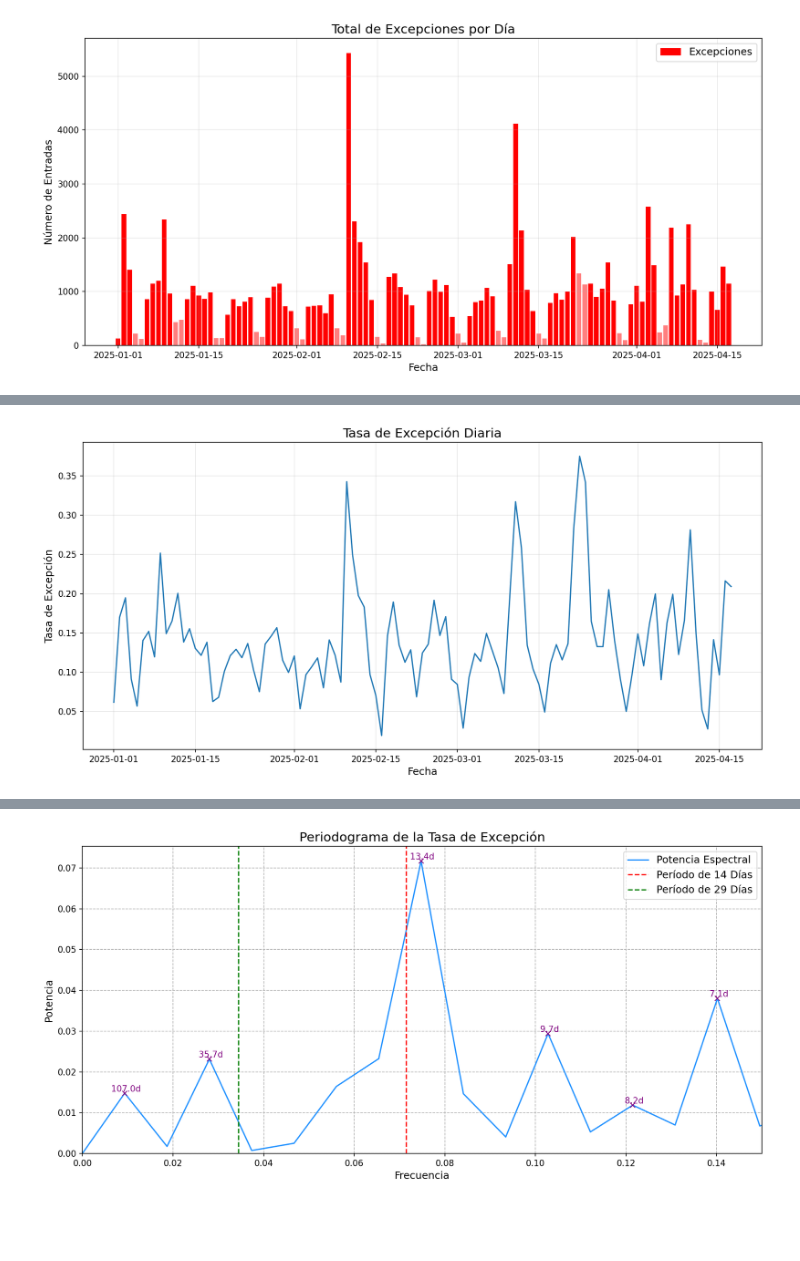
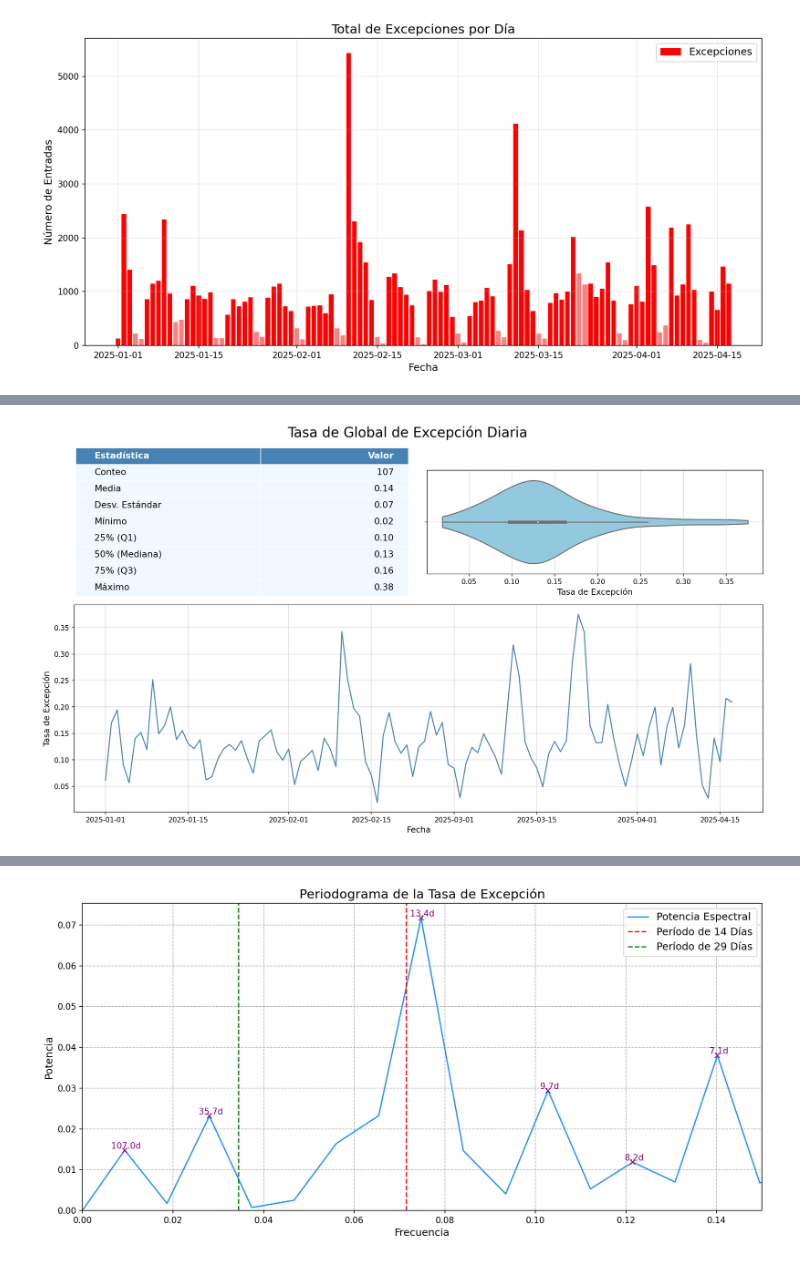
Before and after one commit to stgov/proyecto_de_grado-prediccion_de_fallas, a Jupyter notebook: notebooks/ETS.ipynb, the cells around one changed output, grey strips where cells are left out. Saved outputs shown, nothing was run; the diff lists cells and outputs as text; code cells hidden in the pictures; blank space fills up the shorter version.

```diff
--- a/notebooks/ETS.ipynb
+++ b/notebooks/ETS.ipynb
@@ -77,16 +107,82 @@ plt.show()
 # %%
-transformed_data, best_lambda = stats.boxcox(daily_summary['tasa_excepcion'])
-daily_summary['tasa_excepcion_boxcox'] = transformed_data
+fig = plt.figure(figsize=(18, 9))
+fig.suptitle('Tasa de Global de Excepción Diaria', fontsize=TITLE_FONT_SIZE + 5)
 
-fig, ax = plt.subplots(figsize=FIG_SIZE)
-daily_summary['tasa_excepcion'].plot(ax=ax)
-ax.set_title('Tasa de Excepción Diaria', fontsize=TITLE_FONT_SIZE)
-ax.set_xlabel('Fecha', fontsize=FONT_SIZE)
-ax.set_ylabel('Tasa de Excepción', fontsize=FONT_SIZE)
-ax.grid(True, alpha=0.3)
-plt.tight_layout()
-plt.savefig('../images/tasa_excepcion_tiempo.png', dpi=DPI)
+# Crear el layout de subplots usando GridSpec
+gs = fig.add_gridspec(2, 2, height_ratios=[1, 2], hspace=0.2, wspace=0.05)
 
+# Estadísticas descriptivas - Fila superior, columna izquierda
+ax1 = fig.add_subplot(gs[0, 0])
+ax1.axis('off')
+
+stats_desc = daily_summary['tasa_excepcion'].describe()
+stats_data = {
+    "Conteo": f"{stats_desc['count']:.0f}",
+    "Media": f"{stats_desc['mean']:.2f}",
+    "Desv. Estándar": f"{stats_desc['std']:.2f}",
+    "Mínimo": f"{stats_desc['min']:.2f}",
+    "25% (Q1)": f"{stats_desc['25%']:.2f}",
+    "50% (Mediana)": f"{stats_desc['50%']:.2f}",
+    "75% (Q3)": f"{stats_desc['75%']:.2f}",
+    "Máximo": f"{stats_desc['max']:.2f}"
+}
+table_data = list(stats_data.items())
+
+table = ax1.table(cellText=table_data,
+                  colLabels=['Estadística', 'Valor'],
+                  colWidths=[0.5, 0.4],
+                  loc='center',
+                  cellLoc='left')
+
+table.auto_set_font_size(False)
+table.set_fontsize(FONT_SIZE + 1)
+table.scale(1.1, 2)
+
+for (row, col), cell in table.get_celld().items():
+    cell.set_edgecolor('w')
+    if row == 0:
+        cell.set_text_props(weight='bold', color='w')
+        cell.set_facecolor('steelblue')
+    else:
+        cell.set_facecolor('#f0f8ff')
+        cell.set_text_props(color='black')
+    if col == 0:
+        cell.set_text_props(ha='left', wrap=True)
+    else:
+        cell.set_text_props(ha='right')
+
+ax2 = fig.add_subplot(gs[0, 1])
+data = daily_summary['tasa_excepcion']
+
+# Gráfico de violín horizontal
+sns.violinplot(
+    x=data,
+    ax=ax2,
+    color='skyblue',
+    inner='box',
+    cut=0,
+    fontsize=FONT_SIZE,
+    inner_kws={
+        "linewidth": 1.5,
+        "color": "black",
+        "box_width":15,
+        }
+    )
+
+ax2.set_ylabel('')
+ax2.set_xlabel('Tasa de Excepción', fontsize=FONT_SIZE)
+ax2.grid(True, alpha=0.5)
+
+# Gráfico de serie temporal - Fila inferior, ambas columnas
+ax3 = fig.add_subplot(gs[1, :])
+daily_summary['tasa_excepcion'].plot(ax=ax3, color='steelblue', alpha=1, linewidth=1.5)
+ax3.set_xlabel('Fecha', fontsize=FONT_SIZE)
+ax3.set_ylabel('Tasa de Excepción', fontsize=FONT_SIZE)
+ax3.grid(True, alpha=0.5)
+
+fig.tight_layout(rect=[0, 0, 1, 0.96])
+# plt.tight_layout()
+plt.savefig('../images/tasa_excepcion_tiempo.png', dpi=DPI, bbox_inches='tight')
 plt.show()
 # %% [output]
-[figure, old version]
+[figure, new version]
```
Also changed, not shown: parts of 9 cells of this notebook, 10 other files.
